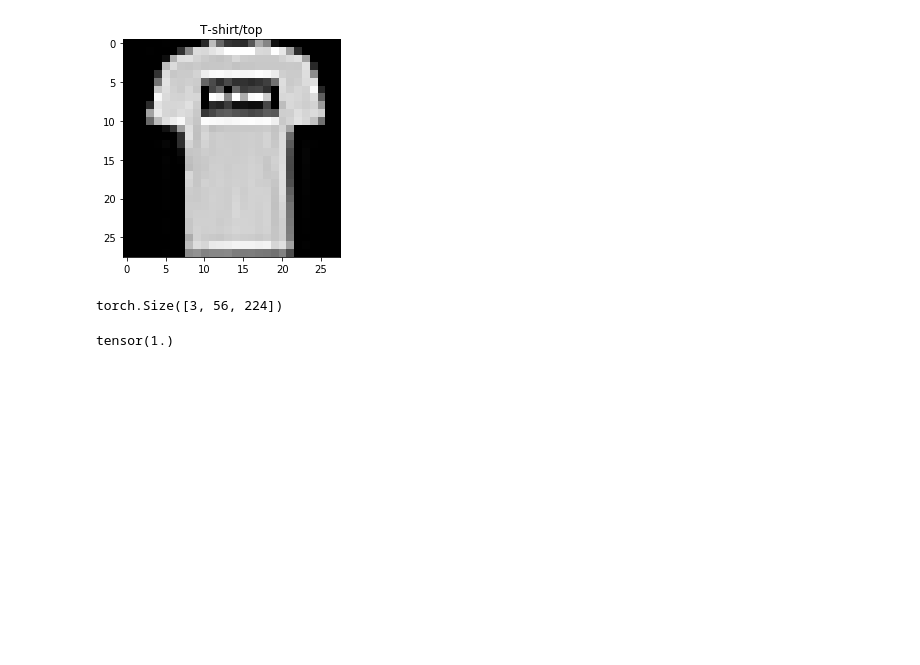
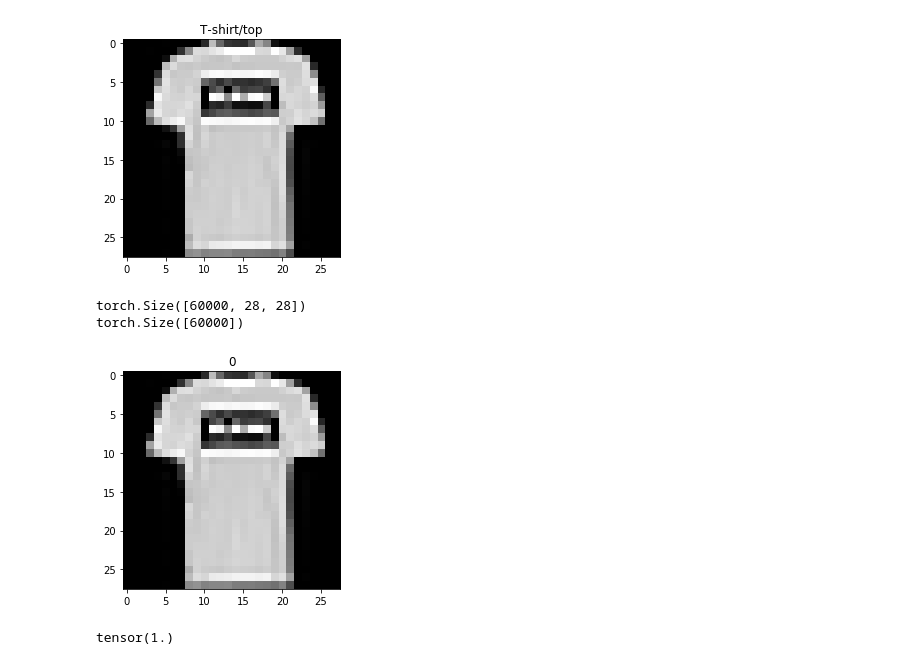
Before and after one commit to keon/3-min-pytorch, a Jupyter notebook: 04-Neural-Network-For-Fashion/01-fashion-mnist.ipynb, the cells around one changed output. Cells and saved outputs as stored; diff of their text form; code cells hidden in the pictures; blank space fills up the shorter version.

```diff
--- a/04-Neural-Network-For-Fashion/01-fashion-mnist.ipynb
+++ b/04-Neural-Network-For-Fashion/01-fashion-mnist.ipynb
@@ -115,10 +115,17 @@ plt.show()
 # %% [output]
 (28, 28)
 [figure]
-# %%
-img.size()
-# %% [output]
-torch.Size([3, 56, 224])
+# %%
+# plot one example
+print(trainset.train_data.size())     # (60000, 28, 28)
+print(trainset.train_labels.size())   # (60000)
+plt.imshow(trainset.train_data[1].numpy(), cmap='gray')
+plt.title('%i' % trainset.train_labels[1])
+plt.show()
+# %% [output]
+torch.Size([60000, 28, 28])
+torch.Size([60000])
+[figure, added]
 # %%
 img.max()
 # %% [output]
```
Also changed, not shown: 1 other file.
